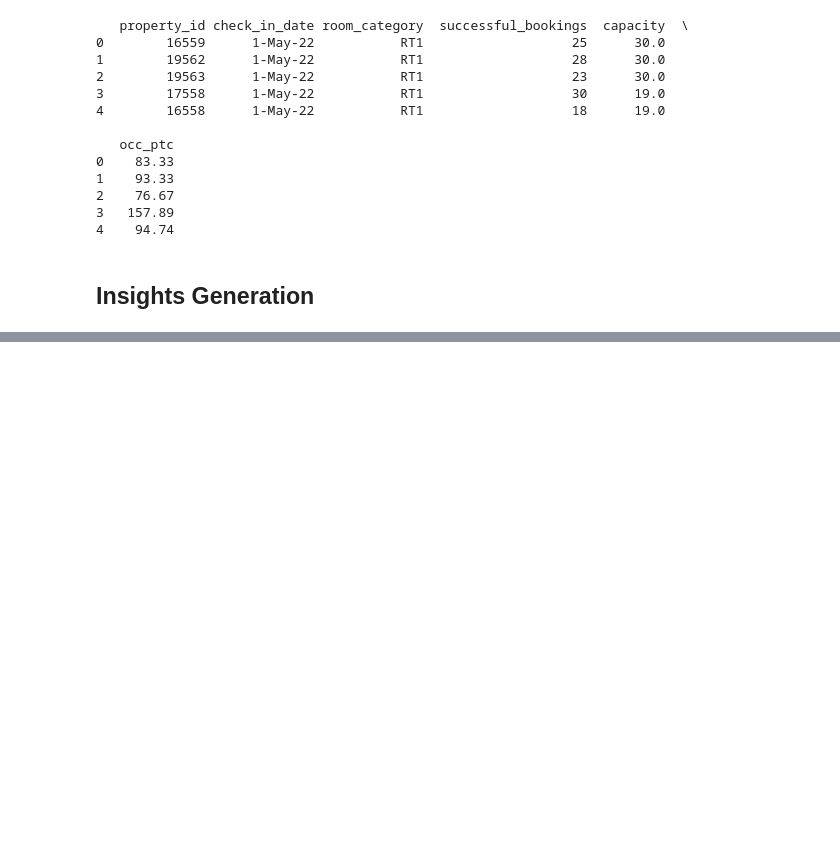
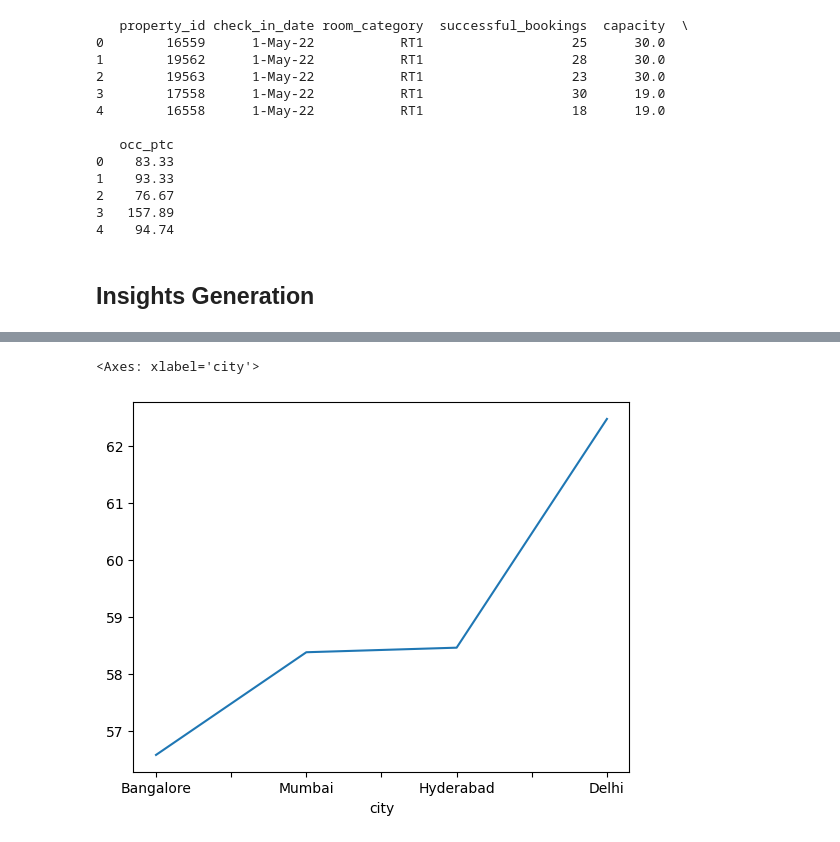
Before and after one commit to vaibhavavhad264/data_science, a Jupyter notebook: py tutorials/project-1 hospitality domain/1.ipynb, the cells around one changed output, grey strips where cells are left out. Saved outputs shown, nothing was run; the diff lists cells and outputs as text; code cells hidden in the pictures; blank space fills up the shorter version.

```diff
--- a/py tutorials/project-1 hospitality domain/1.ipynb
+++ b/py tutorials/project-1 hospitality domain/1.ipynb
@@ -461,0 +586,3 @@ print(df_fact_agg_booking.head())
+# %%
+df = pd.merge(df, df_date, left_on = 'check_in_date', right_on = 'date')
+df.head()
@@ -461,0 +618,2 @@ print(df_fact_agg_booking.head())
+# %%
+df_june_22 = df[df['mmm yy'] == 'Jun 22']
@@ -461,0 +629,5 @@ print(df_fact_agg_booking.head())
+# %%
+df_june_22.groupby('city')['occ_ptc'].mean().round(2).sort_values(ascending = True).plot()
+# %% [output]
+<Axes: xlabel='city'>
+[figure, added]
```
Also changed, not shown: parts of 23 cells of this notebook.
